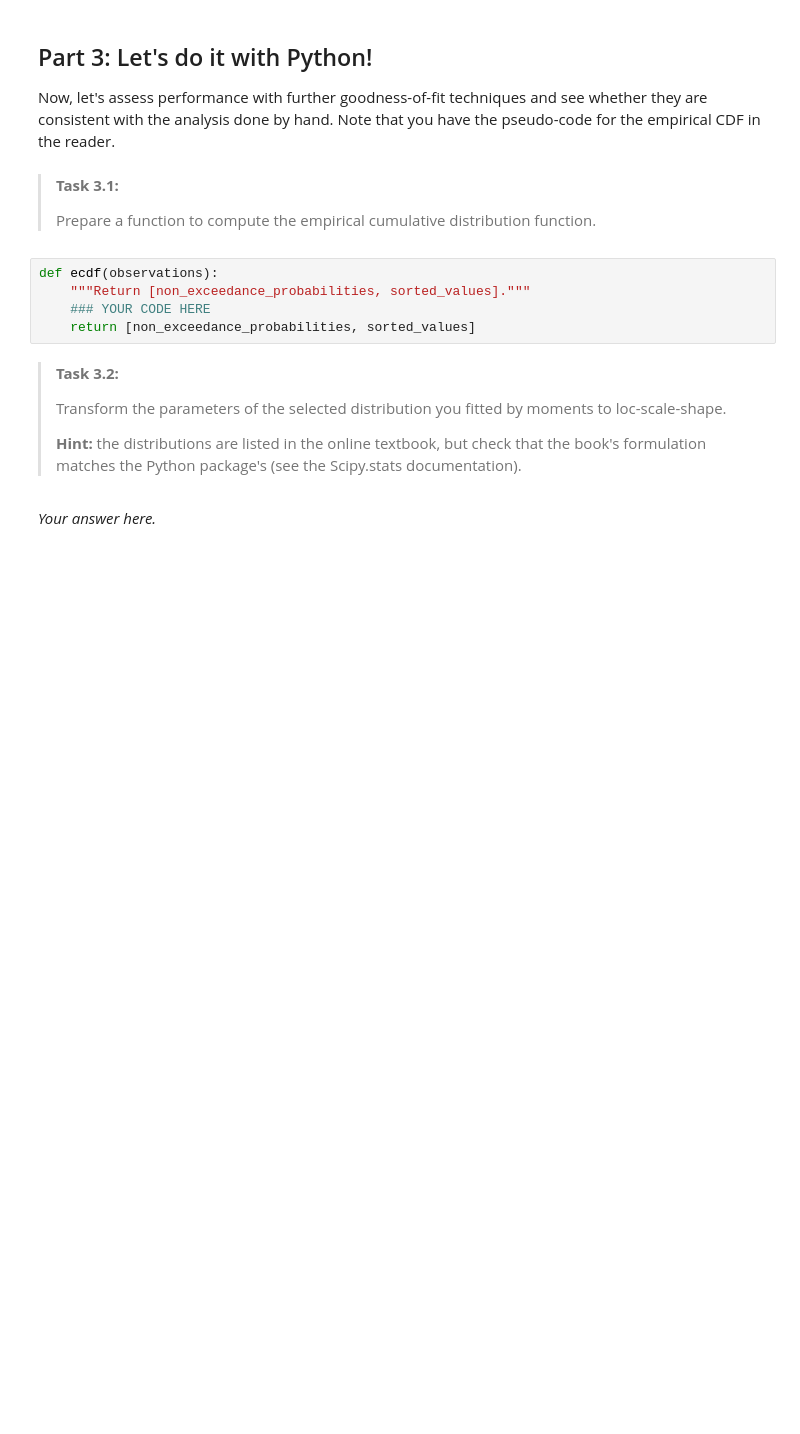
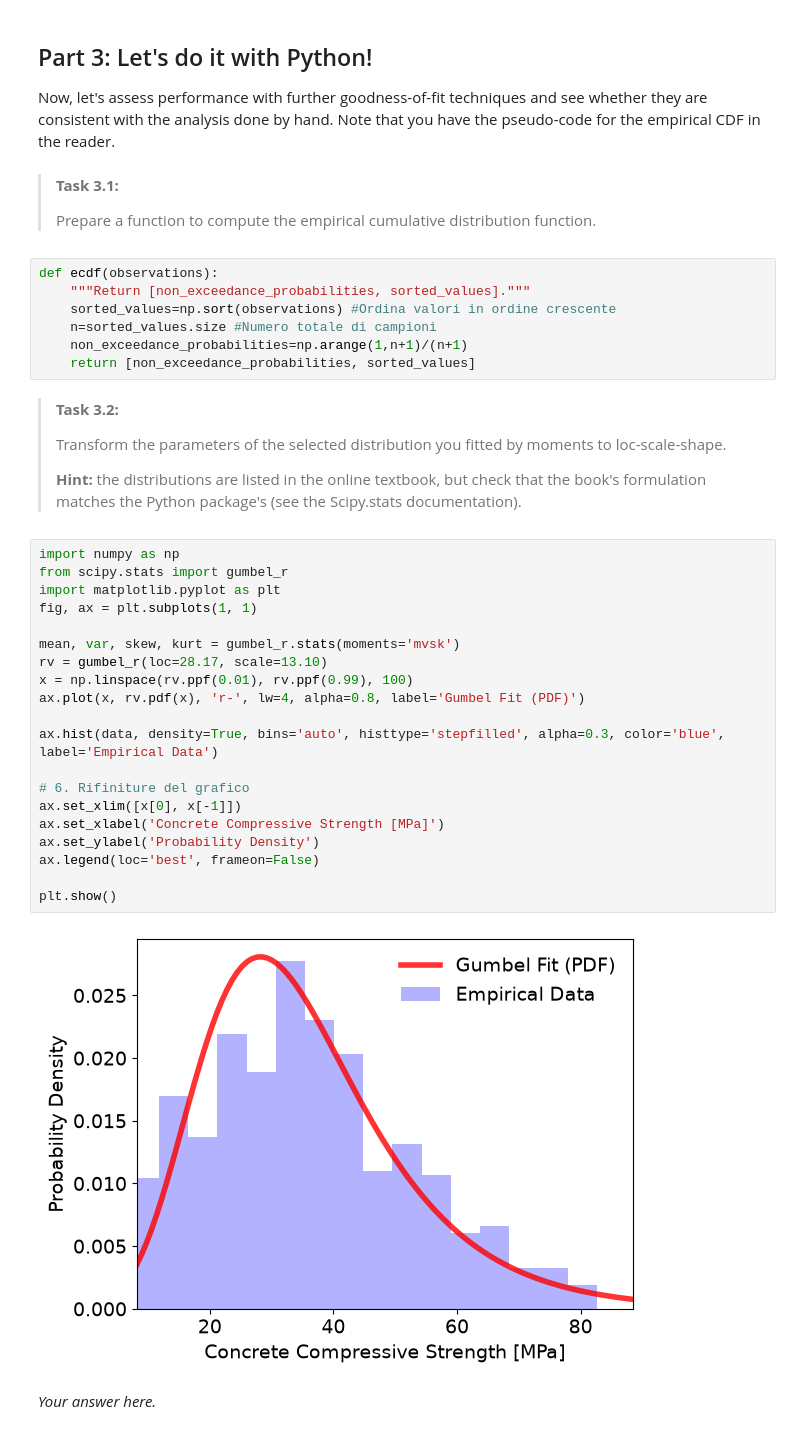
Before and after one commit to LorenzoBellunato/WS1.4, a Jupyter notebook: all_files_WS_1_4/WS1_4_Fit_happens.ipynb, the cells around one changed output. Saved outputs shown, nothing was run; the diff lists cells and outputs as text; blank space fills up the shorter version.

```diff
--- a/all_files_WS_1_4/WS1_4_Fit_happens.ipynb
+++ b/all_files_WS_1_4/WS1_4_Fit_happens.ipynb
@@ -137,7 +137,9 @@ Now, let's assess performance with further goodness-of-fit techniques and see wh
 # %%
 def ecdf(observations):
     """Return [non_exceedance_probabilities, sorted_values]."""
-    ### YOUR CODE HERE
+    sorted_values=np.sort(observations) #Ordina valori in ordine crescente
+    n=sorted_values.size #Numero totale di campioni
+    non_exceedance_probabilities=np.arange(1,n+1)/(n+1)
     return [non_exceedance_probabilities, sorted_values]
 # %% [markdown]
 >**Task 3.2:**
@@ -145,6 +147,28 @@ def ecdf(observations):
 >Transform the parameters of the selected distribution you fitted by moments to loc-scale-shape.
 >
 >**Hint:** the distributions are listed in the online textbook, but check that the book's formulation matches the Python package's (see the Scipy.stats documentation).
+# %%
+import numpy as np
+from scipy.stats import gumbel_r
+import matplotlib.pyplot as plt
+fig, ax = plt.subplots(1, 1)
+
+mean, var, skew, kurt = gumbel_r.stats(moments='mvsk')
+rv = gumbel_r(loc=28.17, scale=13.10)
+x = np.linspace(rv.ppf(0.01), rv.ppf(0.99), 100)
+ax.plot(x, rv.pdf(x), 'r-', lw=4, alpha=0.8, label='Gumbel Fit (PDF)')
+
+ax.hist(data, density=True, bins='auto', histtype='stepfilled', alpha=0.3, color='blue', label='Empirical Data')
+
+# 6. Rifiniture del grafico
+ax.set_xlim([x[0], x[-1]])
+ax.set_xlabel('Concrete Compressive Strength [MPa]')
+ax.set_ylabel('Probability Density')
+ax.legend(loc='best', frameon=False)
+
+plt.show()
+# %% [output]
+[figure, added]
 # %% [markdown]
 *Your answer here.*
 # %% [markdown]
```
